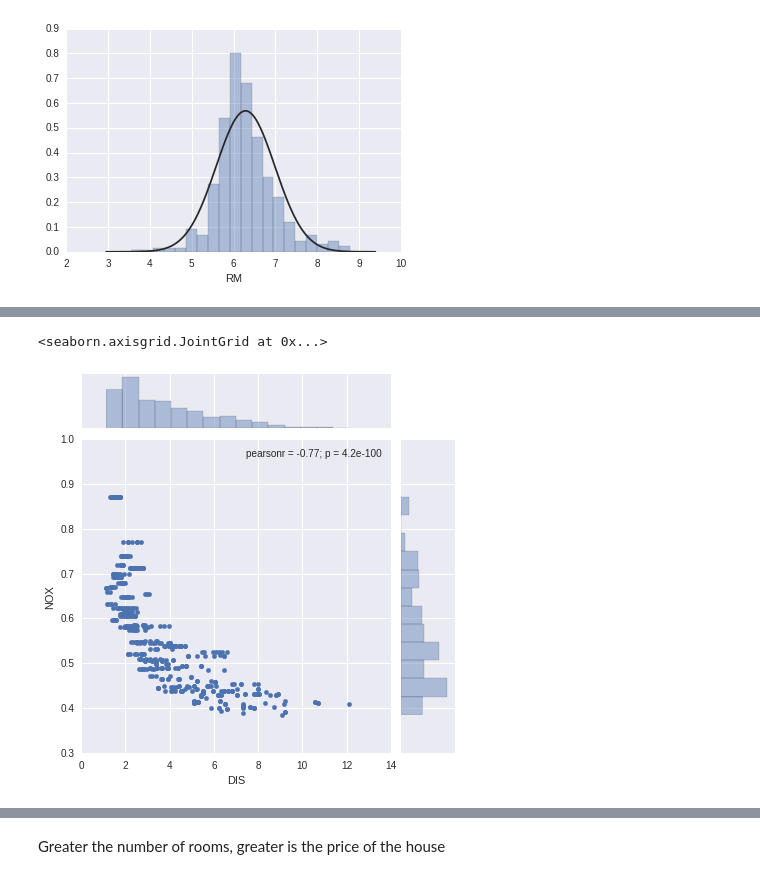
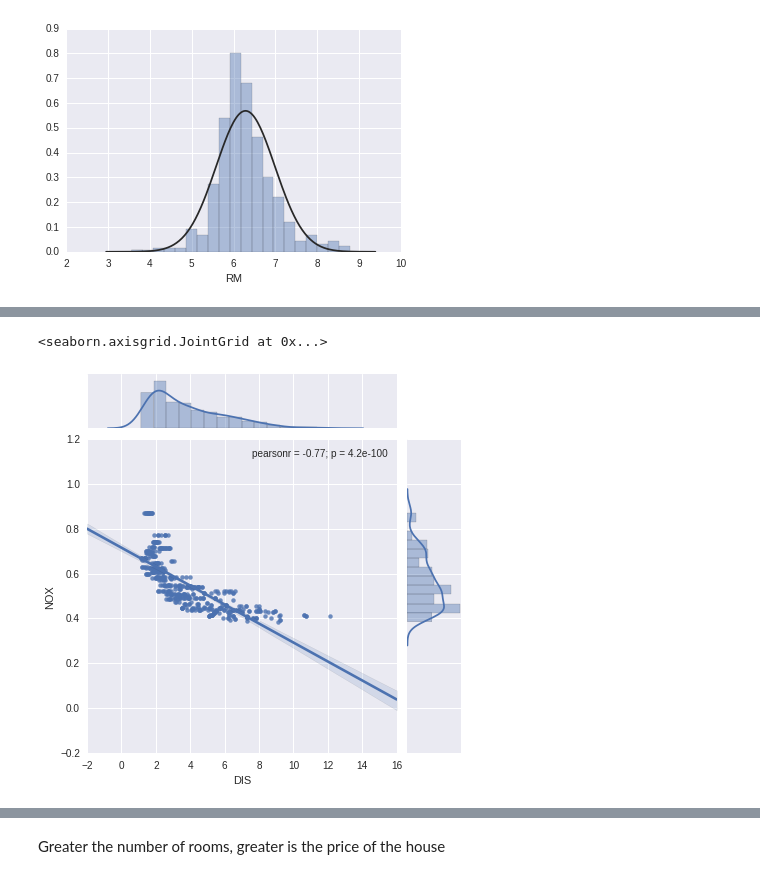
Before and after one commit to anushthakalia/Boston-Housing, a Jupyter notebook: Statistical analysis I.ipynb, the cells around one changed output, grey strips where cells are left out. Drawn from its saved outputs; the diff is of its cells as text; code cells hidden in the pictures.

```diff
--- a/Statistical analysis I.ipynb
+++ b/Statistical analysis I.ipynb
@@ -161,6 +209,6 @@ sns.jointplot(x='NOX', y='AGE', data=df)
 # %%
-sns.jointplot(x='DIS', y='NOX', data=df)
+sns.jointplot(x='DIS', y='NOX', data=df, kind='reg')
 # %% [output]
 <seaborn.axisgrid.JointGrid at 0x...>
-[figure, old version]
+[figure, new version]
 # %%
```
Also changed, not shown: parts of 22 cells of this notebook.
